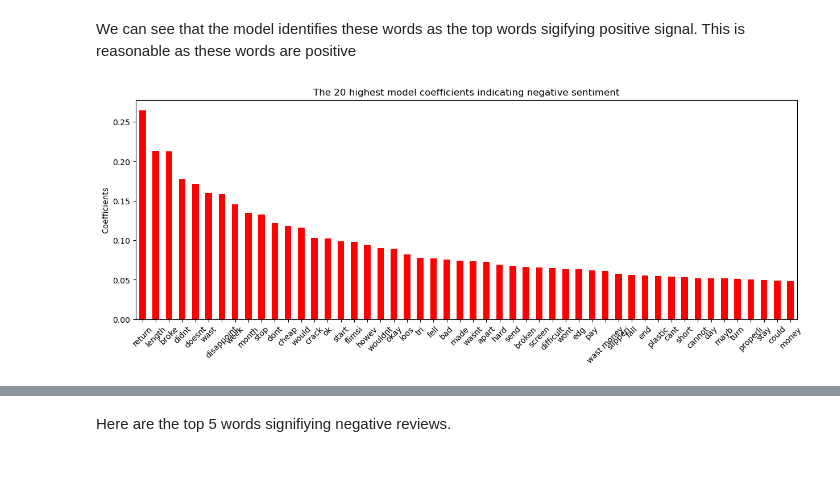
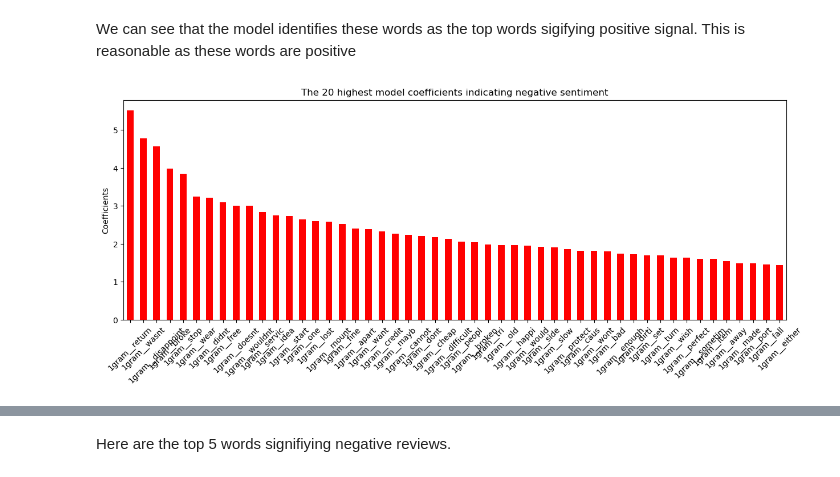
Before and after one commit to 0smee/nlp-capstone, a Jupyter notebook: notebooks/04-logistic-model.ipynb, the cells around one changed output, grey strips where cells are left out. Cells and saved outputs as stored; diff of their text form; code cells hidden in the pictures.

Commit message:
finalied all models

```diff
--- a/notebooks/04-logistic-model.ipynb
+++ b/notebooks/04-logistic-model.ipynb
@@ -29,9 +37,9 @@ from source import downsample_binary
 # %% [markdown]
 Begin by reading in the data, then I will optimise for best C value using $L1$ Regression. Before doing this, I will split the data into test and train, and make a copy of the train set before downsampling the majority class. I will train two logistic regressions on each dataset and compare the results. I am using the vectorisation with 1 and 2-grams
 # %%
-df = pd.read_pickle("../data/reviews_vector_1_and_2grams.pkl")
+df = pd.read_pickle("../data/reviews_vector_FINAL.pkl")
 # %%
 # Splitting the main data
-X=df[df.columns[5:]]
+X=df.drop("binary",axis=1)
 y=df["binary"]
 X_train, X_test, y_train, y_test = train_test_split(X, y, test_size=0.2, stratify=y, random_state=42)
@@ -37,0 +51,5 @@ X_train, X_test, y_train, y_test = train_test_split(X, y, test_size=0.2, stratif
+# %%
+X_train_unvec = X_train["reviewText"]
+X_train = X_train[X_train.columns[4:]]
+X_test_unvec = X_test["reviewText"]
+X_test = X_test[X_test.columns[4:]]
@@ -122,8 +127,8 @@ Fitting 5 folds for each of 4 candidates, totalling 20 fits
 fittedgrid.best_estimator_
 # %%
 
-estimators = [('normalise', StandardScaler()),
+estimators = [('vectorize', combined_features),
               ('model', LogisticRegression(C=10,penalty='l1', solver='liblinear',random_state=42))]
 pipe_final = Pipeline(estimators, verbose=True)
-pipe_final.fit(X_train, y_train)
+pipe_final.fit(X_train_unvec, y_train)
 # %% [output]
@@ -222,17 +267,17 @@ We can see that the model identifies these words as the top words sigifying posi
 # %%
 word_counts2 = pd.DataFrame(
     {"coefficients": log_clas.coef_[0]},
-    index=X_train.columns
+    index=pipe_final[0].get_feature_names_out()
 ).sort_values("coefficients", ascending=True)
 
 word_counts2.head(50).abs().plot(kind="bar", figsize=(15, 5), legend=False, color='red')
 
 plt.title("The 20 highest model coefficients indicating negative sentiment")
 plt.ylabel("Coefficients")
 plt.xticks(rotation=45)
 plt.show()
 # %% [output]
-[figure, old version]
+[figure, new version]
 # %%
 word_counts2.head(5).abs().plot(kind="bar", figsize=(10, 5), legend=False, color='red')
 
```
Also changed, not shown: parts of 55 cells of this notebook, 4 other files.
